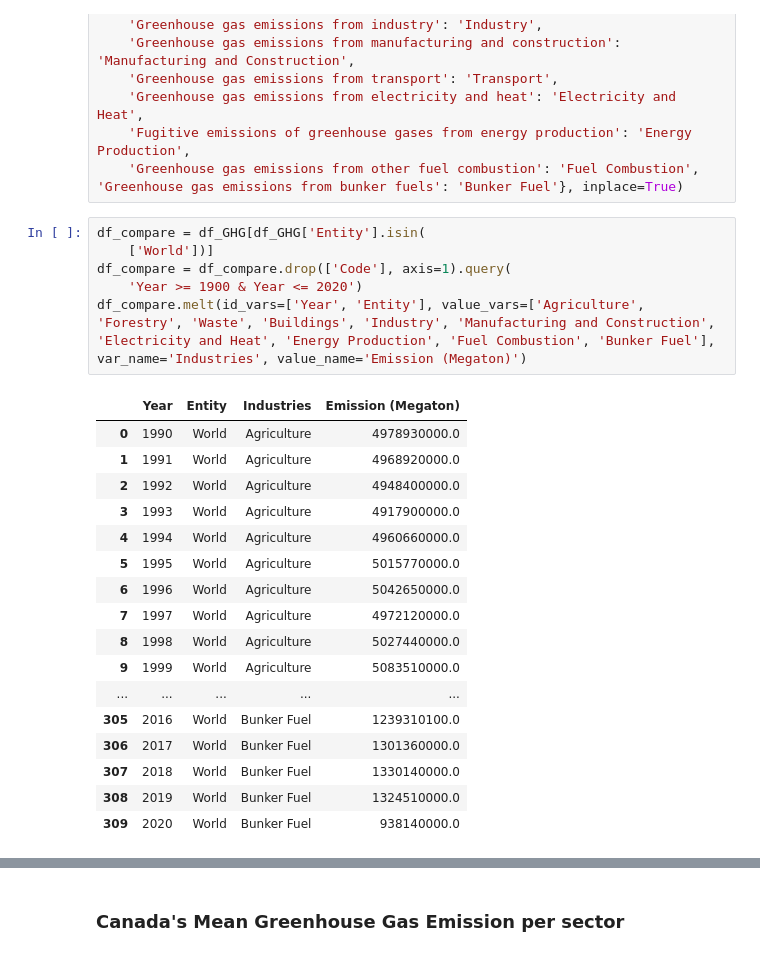
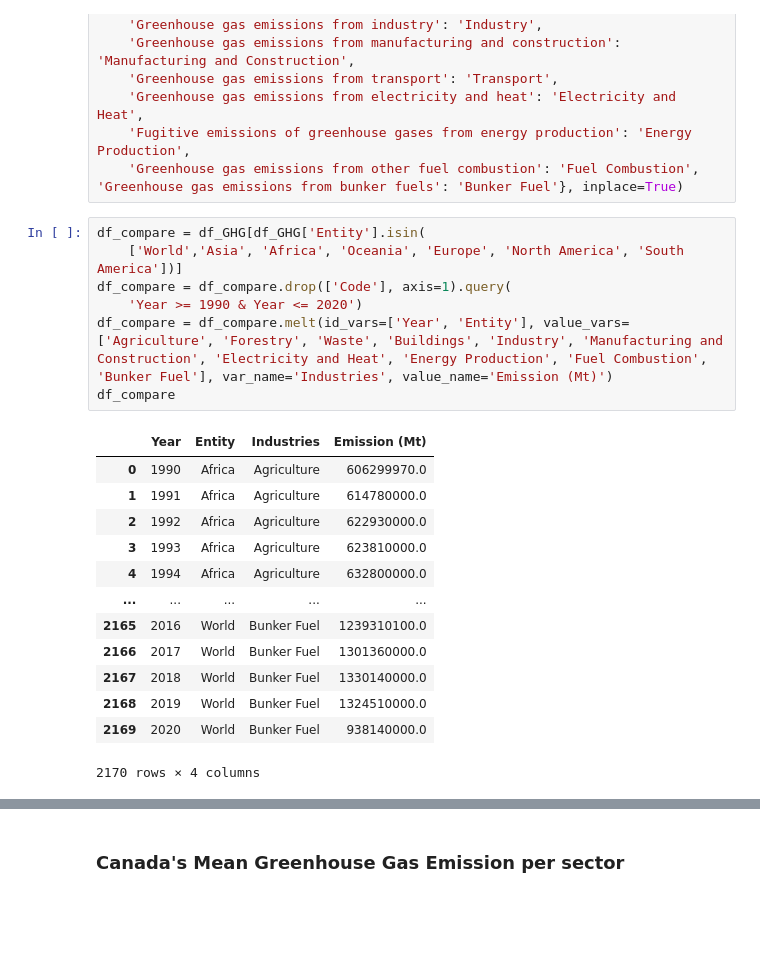
Before and after one commit to minari314159/CO2-Emission-Trends, a Jupyter notebook: Sector_Analysis.ipynb, the cells around one changed output, grey strips where cells are left out. Saved outputs shown, nothing was run; the diff lists cells and outputs as text; blank space fills up the shorter version.

```diff
--- a/Sector_Analysis.ipynb
+++ b/Sector_Analysis.ipynb
@@ -62,25 +64,22 @@ df_GHG.rename(columns={
 'Greenhouse gas emissions from bunker fuels': 'Bunker Fuel'}, inplace=True)
 # %%
 df_compare = df_GHG[df_GHG['Entity'].isin(
-    ['World'])]
+    ['World','Asia', 'Africa', 'Oceania', 'Europe', 'North America', 'South America'])]
 df_compare = df_compare.drop(['Code'], axis=1).query(
-    'Year >= 1900 & Year <= 2020')
-df_compare.melt(id_vars=['Year', 'Entity'], value_vars=['Agriculture', 'Forestry', 'Waste', 'Buildings', 'Industry', 'Manufacturing and Construction', 'Electricity and Heat', 'Energy Production', 'Fuel Combustion', 'Bunker Fuel'], var_name='Industries', value_name='Emission (Megaton)')
+    'Year >= 1990 & Year <= 2020')
+df_compare = df_compare.melt(id_vars=['Year', 'Entity'], value_vars=['Agriculture', 'Forestry', 'Waste', 'Buildings', 'Industry', 'Manufacturing and Construction', 'Electricity and Heat', 'Energy Production', 'Fuel Combustion', 'Bunker Fuel'], var_name='Industries', value_name='Emission (Mt)')
+df_compare
 # %% [output]
-|  | Year | Entity | Industries | Emission (Megaton) |
-| 0 | 1990 | World | Agriculture | 4978930000.0 |
-| 1 | 1991 | World | Agriculture | 4968920000.0 |
-| 2 | 1992 | World | Agriculture | 4948400000.0 |
-| 3 | 1993 | World | Agriculture | 4917900000.0 |
-| 4 | 1994 | World | Agriculture | 4960660000.0 |
-| 5 | 1995 | World | Agriculture | 5015770000.0 |
-| 6 | 1996 | World | Agriculture | 5042650000.0 |
-| 7 | 1997 | World | Agriculture | 4972120000.0 |
-| 8 | 1998 | World | Agriculture | 5027440000.0 |
-| 9 | 1999 | World | Agriculture | 5083510000.0 |
+|  | Year | Entity | Industries | Emission (Mt) |
+| 0 | 1990 | Africa | Agriculture | 606299970.0 |
+| 1 | 1991 | Africa | Agriculture | 614780000.0 |
+| 2 | 1992 | Africa | Agriculture | 622930000.0 |
+| 3 | 1993 | Africa | Agriculture | 623810000.0 |
+| 4 | 1994 | Africa | Agriculture | 632800000.0 |
 | ... | ... | ... | ... | ... |
-| 305 | 2016 | World | Bunker Fuel | 1239310100.0 |
-| 306 | 2017 | World | Bunker Fuel | 1301360000.0 |
-| 307 | 2018 | World | Bunker Fuel | 1330140000.0 |
-| 308 | 2019 | World | Bunker Fuel | 1324510000.0 |
-| 309 | 2020 | World | Bunker Fuel | 938140000.0 |
+| 2165 | 2016 | World | Bunker Fuel | 1239310100.0 |
+| 2166 | 2017 | World | Bunker Fuel | 1301360000.0 |
+| 2167 | 2018 | World | Bunker Fuel | 1330140000.0 |
+| 2168 | 2019 | World | Bunker Fuel | 1324510000.0 |
+| 2169 | 2020 | World | Bunker Fuel | 938140000.0 |
+2170 rows × 4 columns
```
Also changed, not shown: parts of 6 cells of this notebook, 3 other files.
